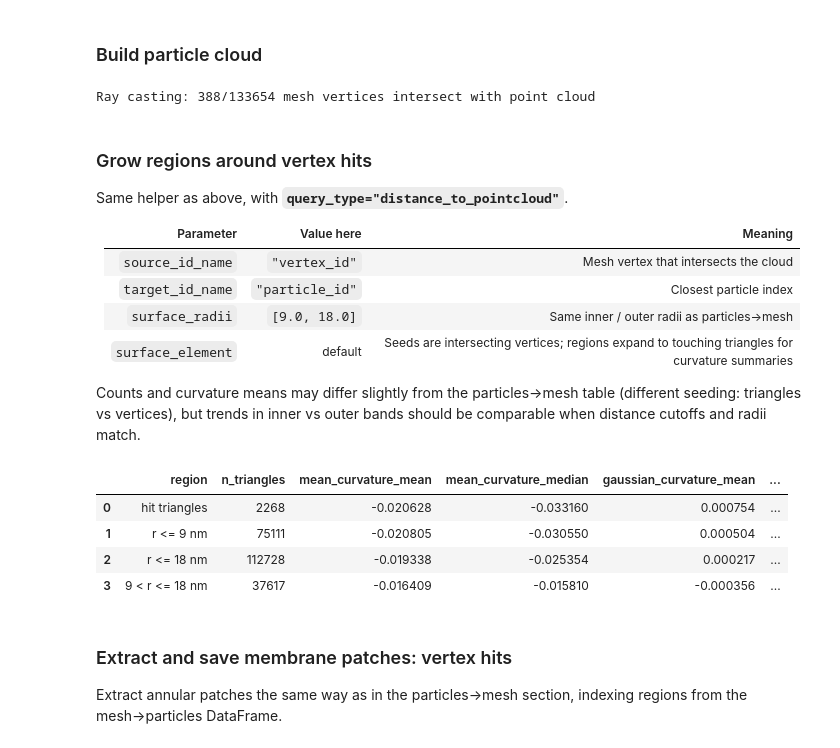
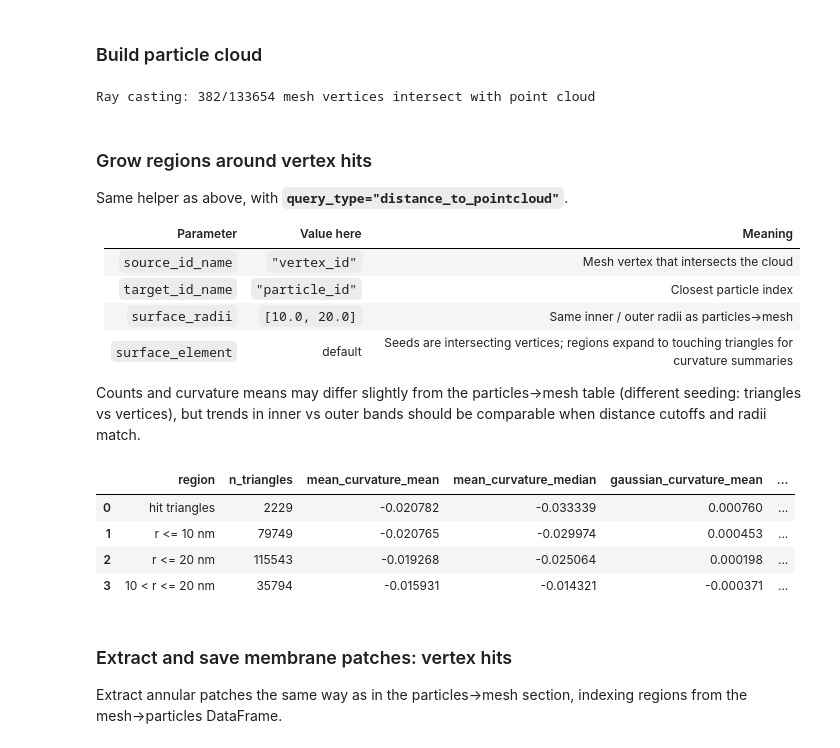
Before and after one commit to turonova/cryoCAT, a Jupyter notebook: docs/source/tutorials/mesh_points_intersections/mesh_points_intersections.ipynb, the cells around one changed output. Cells and saved outputs as stored; diff of their text form; code cells hidden in the pictures.

```diff
--- a/docs/source/tutorials/mesh_points_intersections/mesh_points_intersections.ipynb
+++ b/docs/source/tutorials/mesh_points_intersections/mesh_points_intersections.ipynb
@@ -112,7 +118,7 @@ Particle coordinates are rescaled by the pixel size to match the mesh coordinate
 
 Particle normals are computed as the z-axis in the motive list frame.
 # %%
-atp_motl_path = input_path + "atp_bin4_trimmed.em"
+atp_motl_path = input_path + "atp_bin4_trimmed_cleaned.em"
 # %%
 # Load particle motive list
 atp_synthase_motl = cryomotl.Motl.load(atp_motl_path)
@@ -389,7 +395,7 @@ intersect_mesh_with_pc = IMM.distance_to_pointcloud(
     one_hit_per_target=True
 )
 # %% [output]
-Ray casting: 388/133654 mesh vertices intersect with point cloud
+Ray casting: 382/133654 mesh vertices intersect with point cloud
 # %% [markdown]
 ### Grow regions around vertex hits
 
@@ -399,33 +405,33 @@ Same helper as above, with **`query_type="distance_to_pointcloud"`**.
 |---|---:|---|
 | `source_id_name` | `"vertex_id"` | Mesh vertex that intersects the cloud |
 | `target_id_name` | `"particle_id"` | Closest particle index |
-| `surface_radii` | `[9.0, 18.0]` | Same inner / outer radii as particles→mesh |
+| `surface_radii` | `[10.0, 20.0]` | Same inner / outer radii as particles→mesh |
 | `surface_element` | default | Seeds are intersecting vertices; regions expand to touching triangles for curvature summaries |
 
 Counts and curvature means may differ slightly from the particles→mesh table (different seeding: triangles vs vertices), but trends in inner vs outer bands should be comparable when distance cutoffs and radii match.
 # %%
 # Compute intersection data
 # Regions are grown from the intersecting vertices (important to be one hit per target)
 
 mesh_to_particles_data = IMM.intersection_data(
     result=intersect_mesh_with_pc,
     query_type="distance_to_pointcloud",
     max_distance_source_target=20.0,
     source_id_name="vertex_id",
     target_id_name="particle_id",
-    surface_radii=[9.0, 18.0],
+    surface_radii=[10.0, 20.0],
     surface_element="vertices",  # optional: default for mesh distance queries
     include_curvatures=True,
 )
 
 mesh_to_particle_hits = mesh_to_particles_data["hits"]
 mesh_to_particles_data["region_summary"]
 # %% [output]
 |  | region | n_triangles | mean_curvature_mean | mean_curvature_median | gaussian_curvature_mean | ... |
-| 0 | hit triangles | 2268 | -0.020628 | -0.033160 | 0.000754 | ... |
-| 1 | r <= 9 nm | 75111 | -0.020805 | -0.030550 | 0.000504 | ... |
-| 2 | r <= 18 nm | 112728 | -0.019338 | -0.025354 | 0.000217 | ... |
-| 3 | 9 < r <= 18 nm | 37617 | -0.016409 | -0.015810 | -0.000356 | ... |
+| 0 | hit triangles | 2229 | -0.020782 | -0.033339 | 0.000760 | ... |
+| 1 | r <= 10 nm | 79749 | -0.020765 | -0.029974 | 0.000453 | ... |
+| 2 | r <= 20 nm | 115543 | -0.019268 | -0.025064 | 0.000198 | ... |
+| 3 | 10 < r <= 20 nm | 35794 | -0.015931 | -0.014321 | -0.000371 | ... |
 # %% [markdown]
 ### Extract and save membrane patches: vertex hits
 
```
Also changed, not shown: parts of 28 cells of this notebook, 11 other files.
